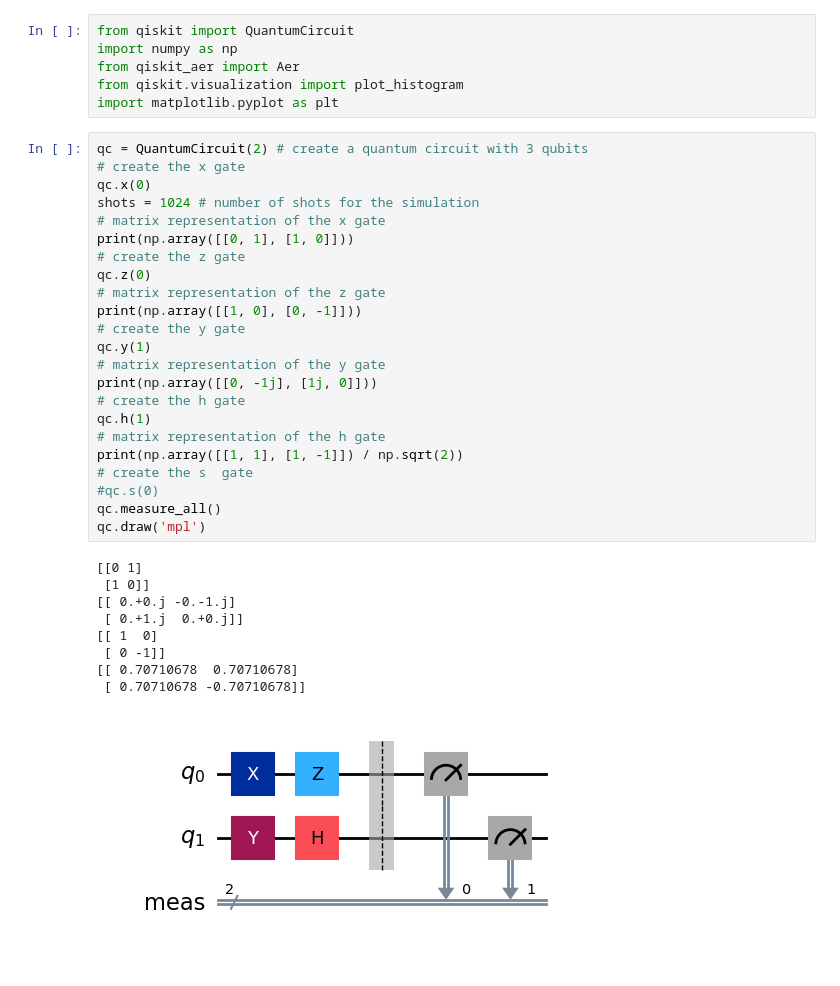
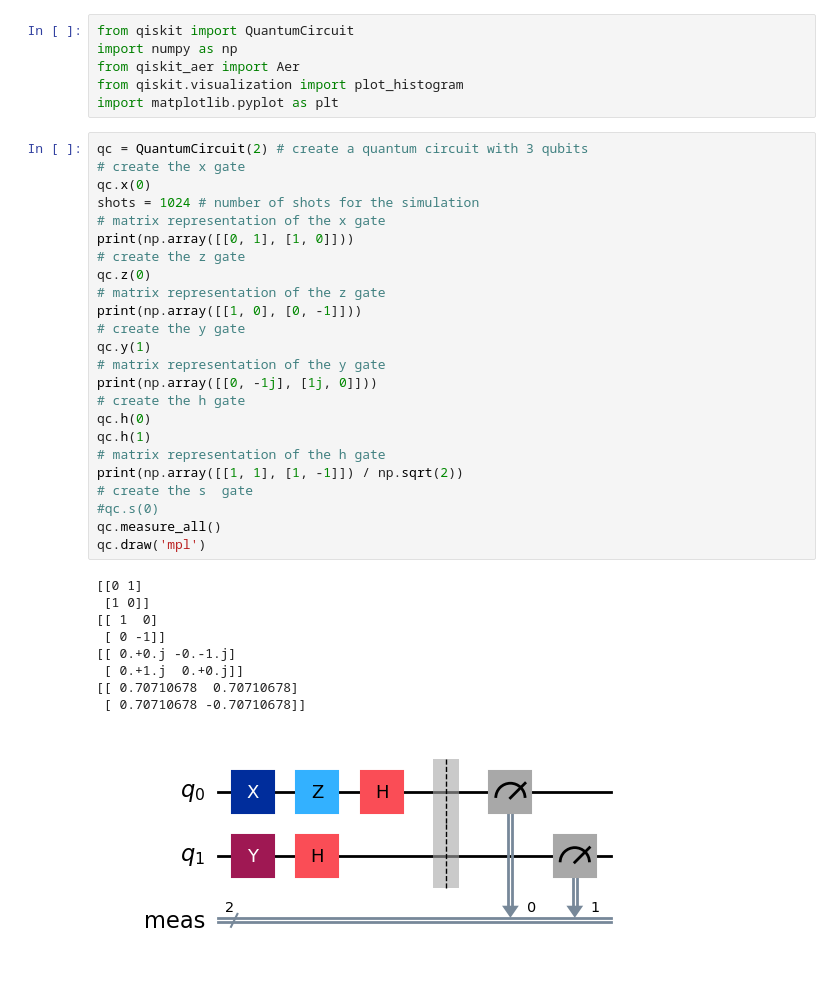
Before and after one commit to TheShyamTripathi/Quantaum_Code, a Jupyter notebook: Quantum2.ipynb, the cells around one changed output. Drawn from its saved outputs; the diff is of its cells as text.

```diff
--- a/Quantum2.ipynb
+++ b/Quantum2.ipynb
@@ -7,36 +7,37 @@ import matplotlib.pyplot as plt
 # %%
 qc = QuantumCircuit(2) # create a quantum circuit with 3 qubits
 # create the x gate
 qc.x(0)
 shots = 1024 # number of shots for the simulation
 # matrix representation of the x gate
 print(np.array([[0, 1], [1, 0]]))
 # create the z gate
 qc.z(0)
 # matrix representation of the z gate
 print(np.array([[1, 0], [0, -1]]))
 # create the y gate
 qc.y(1)
 # matrix representation of the y gate
 print(np.array([[0, -1j], [1j, 0]]))
 # create the h gate
+qc.h(0)
 qc.h(1)
 # matrix representation of the h gate
 print(np.array([[1, 1], [1, -1]]) / np.sqrt(2))
 # create the s  gate
 #qc.s(0)
 qc.measure_all()
 qc.draw('mpl')
 # %% [output]
 [[0 1]
  [1 0]]
+[[ 1  0]
+ [ 0 -1]]
 [[ 0.+0.j -0.-1.j]
  [ 0.+1.j  0.+0.j]]
-[[ 1  0]
- [ 0 -1]]
 [[ 0.70710678  0.70710678]
  [ 0.70710678 -0.70710678]]
-[figure, old version]
+[figure, new version]
 # %%
 backend = Aer.get_backend('qasm_simulator')  # Use the Aer simulator backend
 # Run the circuit on the simulator
```
Also changed, not shown: parts of 1 cell of this notebook, 1 other file.
